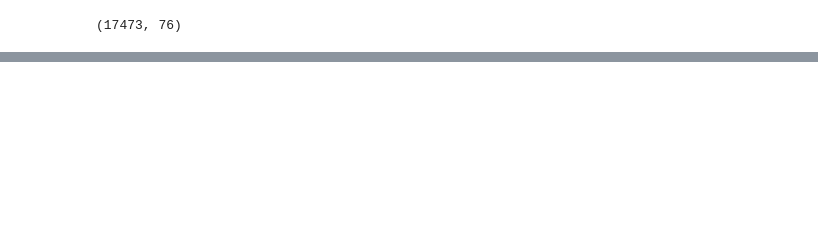
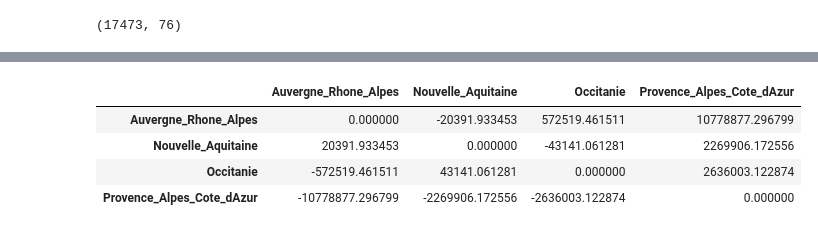
Before and after one commit to tishka04/regional_flex, a Jupyter notebook: check_results.ipynb, the cells around one changed output, grey strips where cells are left out. Saved outputs shown, nothing was run; the diff lists cells and outputs as text; code cells hidden in the pictures; blank space fills up the shorter version.

```diff
--- a/check_results.ipynb
+++ b/check_results.ipynb
@@ -138,0 +49,9 @@ TypeError: no numeric data to plot
+# %%
+import pandas as pd
+import matplotlib.pyplot as plt
+
+# Rechargement du CSV avec parse des dates
+df = pd.read_csv("full_year.csv", index_col=0, parse_dates=True)
+
+# Harmonisation des noms de colonnes si nécessaire (ici, tout semble propre déjà)
+df.columns = df.columns.str.strip()
@@ -138,0 +93,22 @@ TypeError: no numeric data to plot
+# %%
+import numpy as np
+
+exchange_matrix = pd.DataFrame(0, index=regions, columns=regions)
+
+for i in regions:
+    for j in regions:
+        if i == j:
+            continue
+        col = f'flow_out_{i}_{j}'
+        if col in df.columns:
+            exchange_matrix.loc[i, j] = df[col].sum()
+
+# Matrice nette : exportations - importations
+net_exchange = exchange_matrix.subtract(exchange_matrix.T)
+net_exchange.style.background_gradient(cmap='RdBu', axis=None)
+# %% [output]
+|  | Auvergne_Rhone_Alpes | Nouvelle_Aquitaine | Occitanie | Provence_Alpes_Cote_dAzur |
+| Auvergne_Rhone_Alpes | 0.000000 | -20391.933453 | 572519.461511 | 10778877.296799 |
+| Nouvelle_Aquitaine | 20391.933453 | 0.000000 | -43141.061281 | 2269906.172556 |
+| Occitanie | -572519.461511 | 43141.061281 | 0.000000 | 2636003.122874 |
+| Provence_Alpes_Cote_dAzur | -10778877.296799 | -2269906.172556 | -2636003.122874 | 0.000000 |
```
Also changed, not shown: parts of 9 cells of this notebook, 12 other files.
